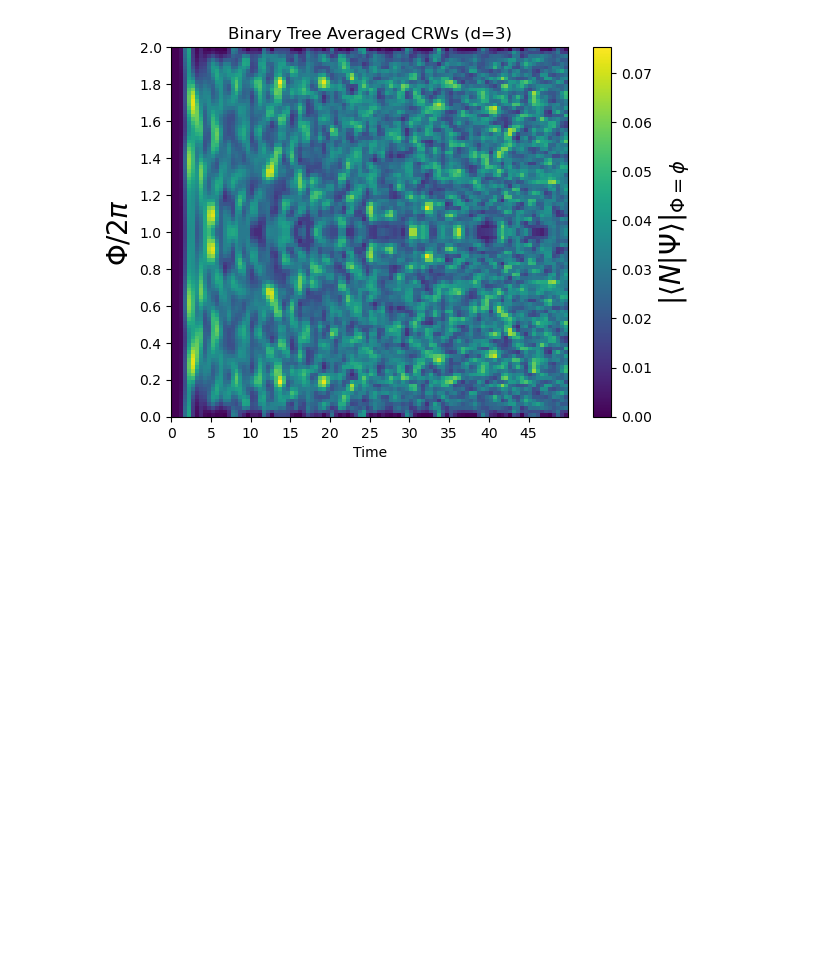
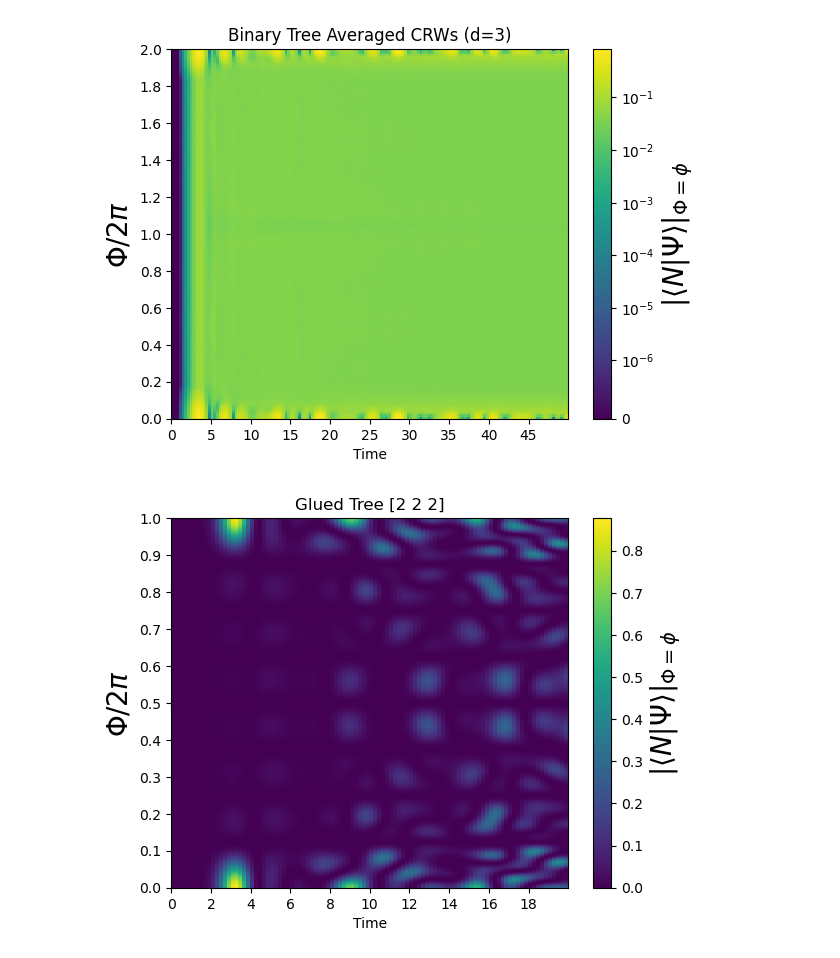
Before and after one commit to cgs2155/RandomCycles, a Jupyter notebook: avgCRW.ipynb, the cells around one changed output. Drawn from its saved outputs; the diff is of its cells as text; code cells hidden in the pictures; blank space fills up the shorter version.

```diff
--- a/avgCRW.ipynb
+++ b/avgCRW.ipynb
@@ -187,14 +223,51 @@ plt.show()
+# %%
+data = np.load(f"walkresults/2043311644_60000_MC.npz",allow_pickle=True)
+t = data["t"]
+prob_bare = data["prob_bare"]
+prob_flux_dict = data["prob_flux_dict"].item()
+
+flux = list(prob_flux_dict.keys())
+
+prob_mat = list(prob_flux_dict.values())
+heatmap_array = np.array(prob_mat)
+
+# Create the figure and axes
+fig, ax = plt.subplots()
+
+log_norm = colors.SymLogNorm(linthresh=1e-6, linscale=1.0,vmin=heatmap_array.min(), vmax=heatmap_array.max())
+
+im = ax.imshow(heatmap_array,
+               interpolation='none',
+               aspect='auto',
+               origin='lower',
+               extent=[0, t.max(), 0, 2],
+               norm=log_norm)      # pass the LogNorm here
+
+ax.set_xticks( list(range(0, int(t.max()), int(t.max()/10) )))
+ax.set_yticks(np.linspace(0,2,11))
+
+ax.set_xlabel("Time")
+ax.set_ylabel(r"$\Phi/2\pi$",fontsize=20)
+
+# Add a labeled color bar
+cbar = fig.colorbar(im, ax=ax)
+cbar.set_label(r"$|\langle N | \Psi \rangle |_{\Phi=\phi}$",fontsize=20)
+plt.title("Binary Tree Averaged CRWs (d=3)")
+plt.show()
+# %% [output]
+[figure, added]
 # %%
-data = np.load(f"walkresults/2372234710_10_MC.npz",allow_pickle=True)
+data = np.load(f"walkresults/[2, 2, 2]_gt_CRW.npz",allow_pickle=True)
 t = data["t"]
 prob_bare = data["prob_bare"]
 prob_flux_dict = data["prob_flux_dict"].item()
+X = data['sequence']
 
 flux = list(prob_flux_dict.keys())
 
 prob_mat = list(prob_flux_dict.values())
 
-heatmap_data = [np.array(i-prob_bare)/np.linalg.norm(prob_bare) for i in prob_mat]
+#heatmap_data = [np.array(i-prob_bare)/np.linalg.norm(prob_bare) for i in prob_mat]
 
 heatmap_array = np.array(prob_mat)
 
@@ -207,16 +280,12 @@ im = ax.imshow(heatmap_array,
                interpolation='none',
                aspect='auto',
                origin='lower',
-               extent=[0, t.max(), 0, 2])
-
-# Optional: if 'flux' is numeric and sorted ascending, you can use 'extent' to set continuous x/y-limits
-# e.g., extent=[t[0], t[-1], flux[0], flux[-1]]
-# Otherwise, for discrete ticks, set them manually:
+               extent=[0, t.max(), 0, 1])
 
 # Label x-axis with time, y-axis with flux
 # (If t or flux is very large, you might want fewer ticks or other spacing strategies)
 ax.set_xticks( list(range(0, int(t.max()), int(t.max()/10) )))
-ax.set_yticks(np.linspace(0,2,11))
+ax.set_yticks(np.linspace(0,1,11))
 
 ax.set_xlabel("Time")
 ax.set_ylabel(r"$\Phi/2\pi$",fontsize=20)
@@ -224,7 +293,7 @@ ax.set_ylabel(r"$\Phi/2\pi$",fontsize=20)
 # Add a labeled color bar
 cbar = fig.colorbar(im, ax=ax)
 cbar.set_label(r"$|\langle N | \Psi \rangle |_{\Phi=\phi}$",fontsize=20)
-plt.title("Binary Tree Averaged CRWs (d=3)")
+plt.title(f"Glued Tree {X}")
 plt.show()
 # %% [output]
-[figure, old version]
+[figure, new version]
```
Also changed, not shown: parts of 12 cells of this notebook, 55 other files.
